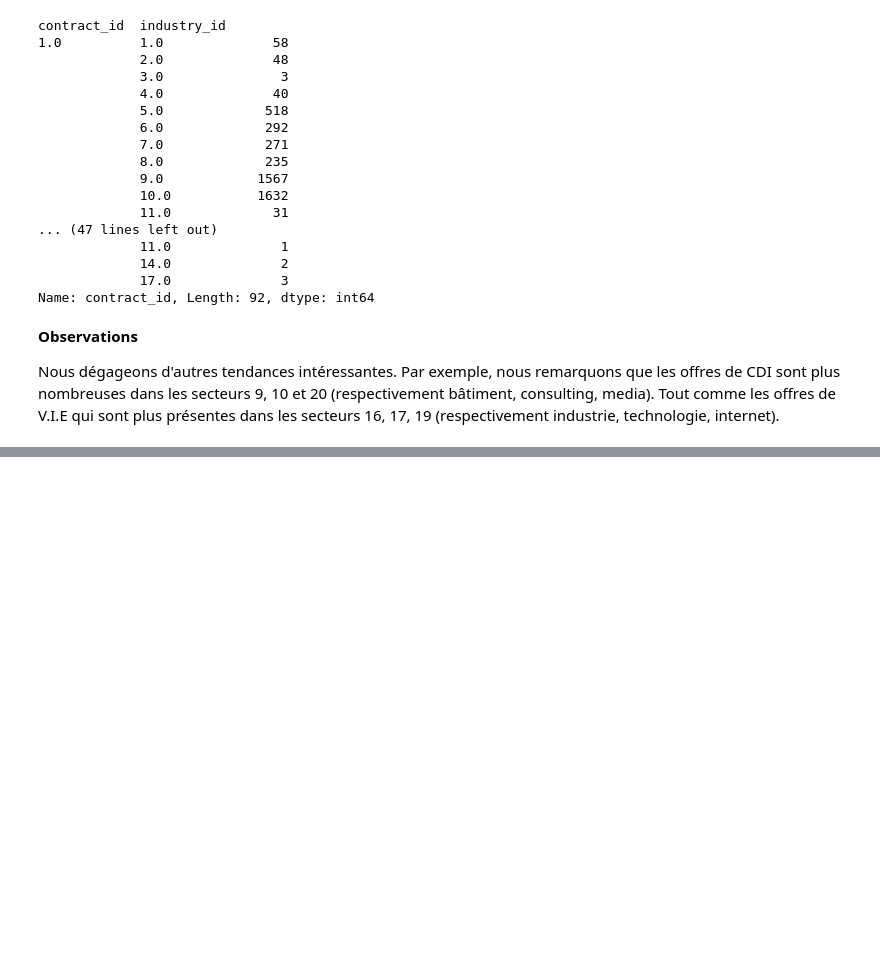
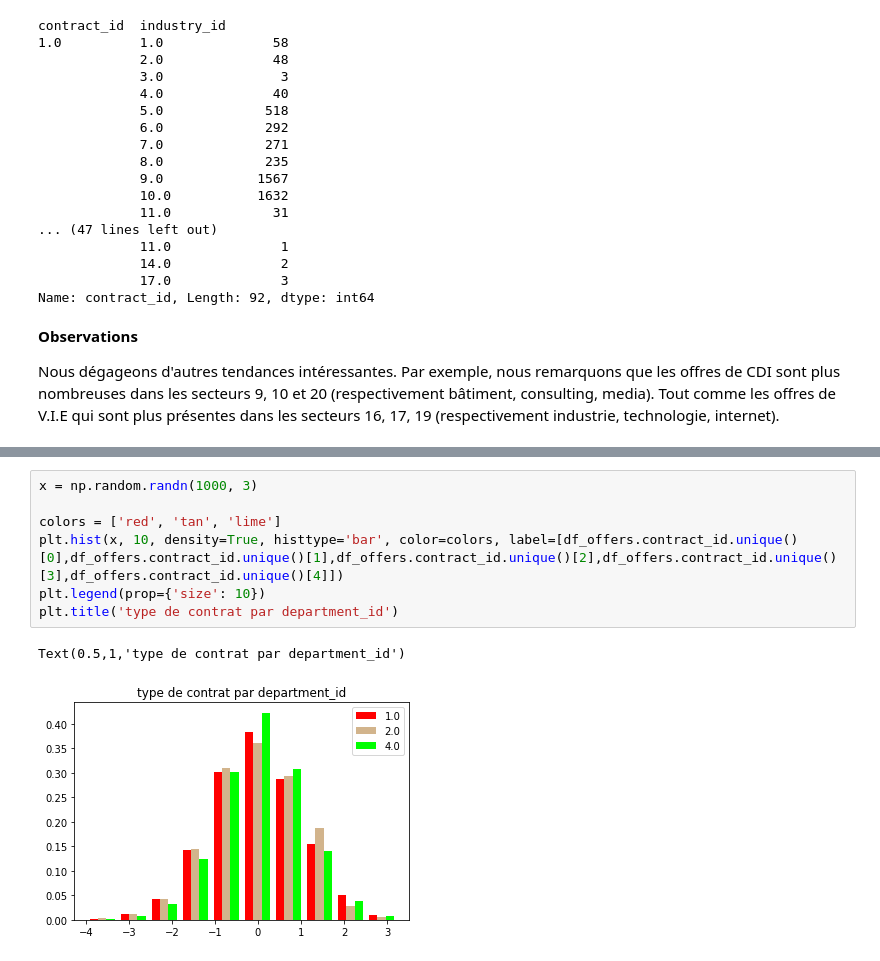
Before and after one commit to Esiee-Leboncoin/moderation, a Jupyter notebook: notebooks/FirstAnalysis.ipynb, the cells around one changed output, grey strips where cells are left out. Saved outputs shown, nothing was run; the diff lists cells and outputs as text; blank space fills up the shorter version.

```diff
--- a/notebooks/FirstAnalysis.ipynb
+++ b/notebooks/FirstAnalysis.ipynb
@@ -206,0 +224,10 @@ Nous dégageons d'autres tendances intéressantes. Par exemple, nous remarquons
+# %%
+x = np.random.randn(1000, 3)
+
+colors = ['red', 'tan', 'lime']
+plt.hist(x, 10, density=True, histtype='bar', color=colors, label=[df_offers.contract_id.unique()[0],df_offers.contract_id.unique()[1],df_offers.contract_id.unique()[2],df_offers.contract_id.unique()[3],df_offers.contract_id.unique()[4]])
+plt.legend(prop={'size': 10})
+plt.title('type de contrat par department_id')
+# %% [output]
+Text(0.5,1,'type de contrat par department_id')
+[figure, added]
```
Also changed, not shown: parts of 5 cells of this notebook, 14 other files.
